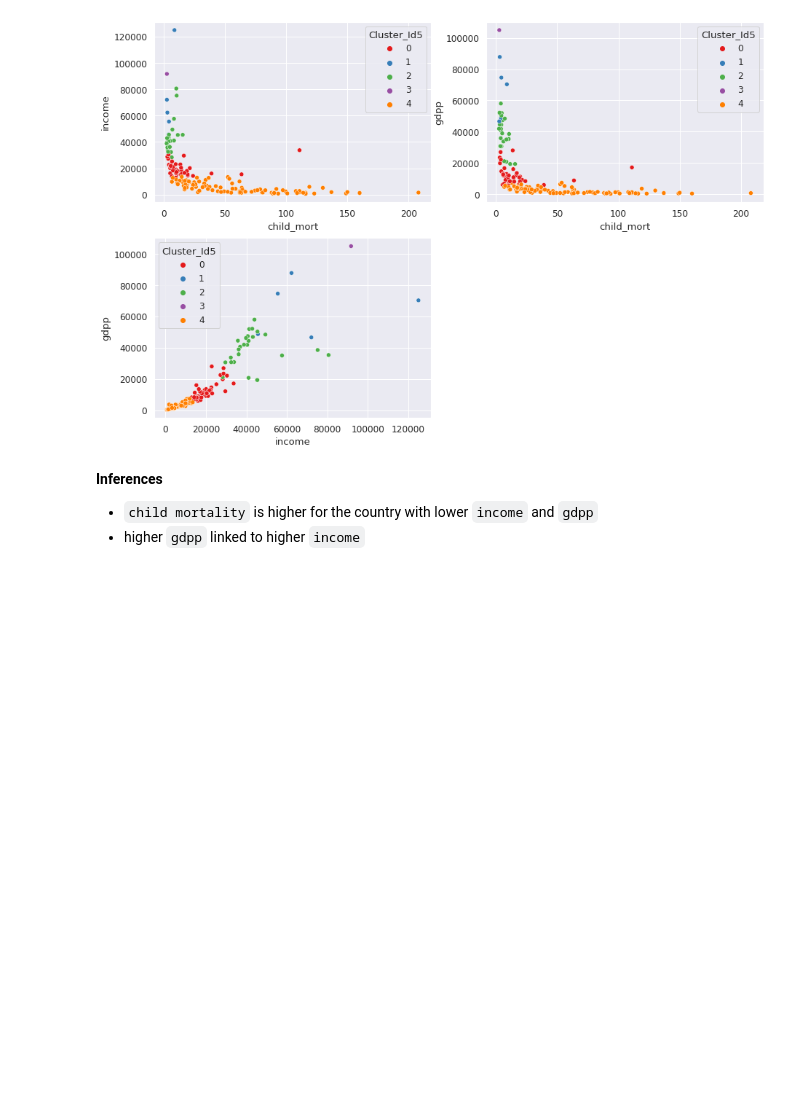
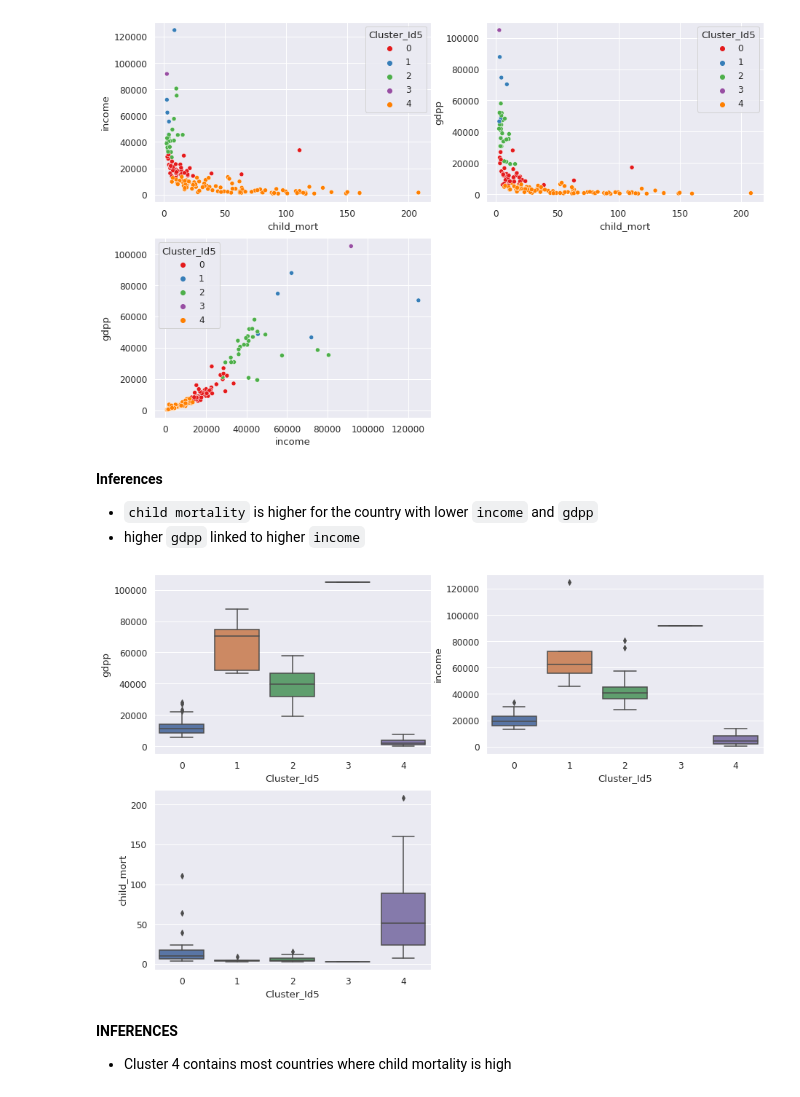
Before and after one commit to gyana-ranjan-dash/World_proverty_analysis, a Jupyter notebook: World_poverty_analysis.ipynb, the cells around one changed output. Saved outputs shown, nothing was run; the diff lists cells and outputs as text; code cells hidden in the pictures; blank space fills up the shorter version.

```diff
--- a/World_poverty_analysis.ipynb
+++ b/World_poverty_analysis.ipynb
@@ -428,3 +428,19 @@ sns.scatterplot(x = 'income', y = 'gdpp', hue = 'Cluster_Id5', data = df_country
 
 *   ``child mortality`` is higher for the country with lower ``income`` and ``gdpp``
 *   higher ``gdpp`` linked to higher ``income``
+# %%
+plt.figure(figsize=(15,10))
+plt.subplot(2,2,1)
+sns.boxplot(x='Cluster_Id5', y='gdpp', data=df_country_drop)
+plt.subplot(2,2,2)
+sns.boxplot(x='Cluster_Id5', y='income', data=df_country_drop)
+plt.subplot(2,2,3)
+sns.boxplot(x='Cluster_Id5', y='child_mort', data=df_country_drop)
+plt.show()
+# %% [output]
+[figure, added]
+# %% [markdown]
+**INFERENCES**
+
+
+*   Cluster 4 contains most countries where child mortality is high
```
